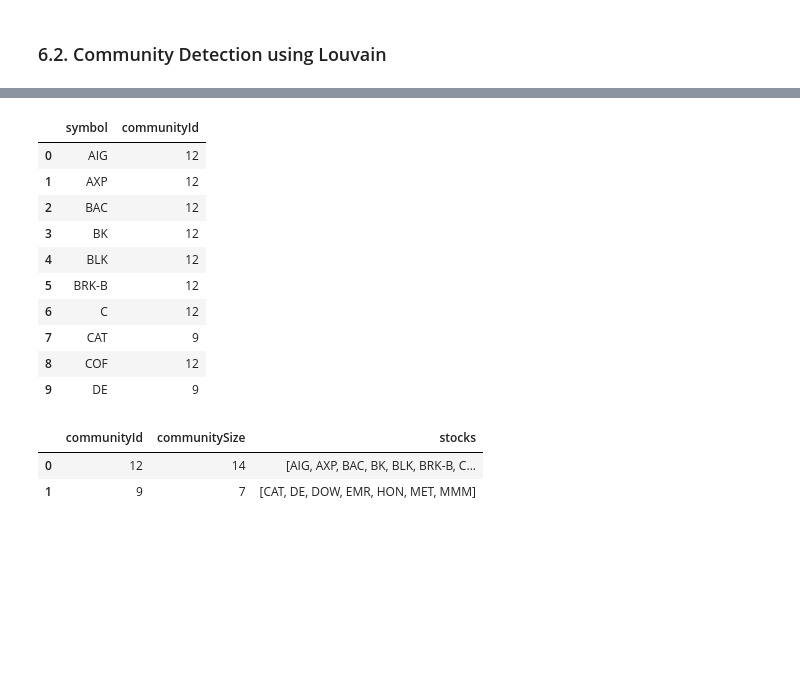
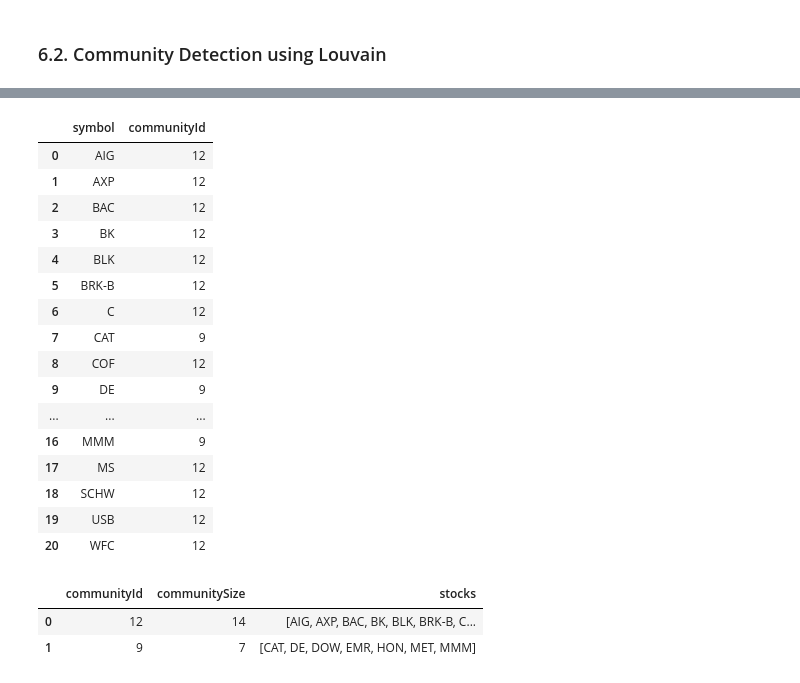
Before and after one commit to FernandaCladera/StockMarketGraph, a Jupyter notebook: notebook/2_graph.ipynb, the cells around one changed output, grey strips where cells are left out. Cells and saved outputs as stored; diff of their text form; code cells hidden in the pictures; blank space fills up the shorter version.

```diff
--- a/notebook/2_graph.ipynb
+++ b/notebook/2_graph.ipynb
@@ -350,23 +350,29 @@ Name: 0, dtype: object
 # %%
 gds.run_cypher(
     """
     MATCH (n) WHERE 'louvainCommunityId' IN keys(n)
     RETURN n.symbol AS symbol, n.louvainCommunityId AS communityId
-    LIMIT 10
+    LIMIT 50
     """
 )
 # %% [output]
 |  | symbol | communityId |
 | 0 | AIG | 12 |
 | 1 | AXP | 12 |
 | 2 | BAC | 12 |
 | 3 | BK | 12 |
 | 4 | BLK | 12 |
 | 5 | BRK-B | 12 |
 | 6 | C | 12 |
 | 7 | CAT | 9 |
 | 8 | COF | 12 |
 | 9 | DE | 9 |
+| ... | ... | ... |
+| 16 | MMM | 9 |
+| 17 | MS | 12 |
+| 18 | SCHW | 12 |
+| 19 | USB | 12 |
+| 20 | WFC | 12 |
 # %%
 query = """
     CALL gds.graph.nodeProperties.stream('largest_connected_component', 'louvainCommunityId')
```
Also changed, not shown: parts of 7 cells of this notebook, 1 other file.
